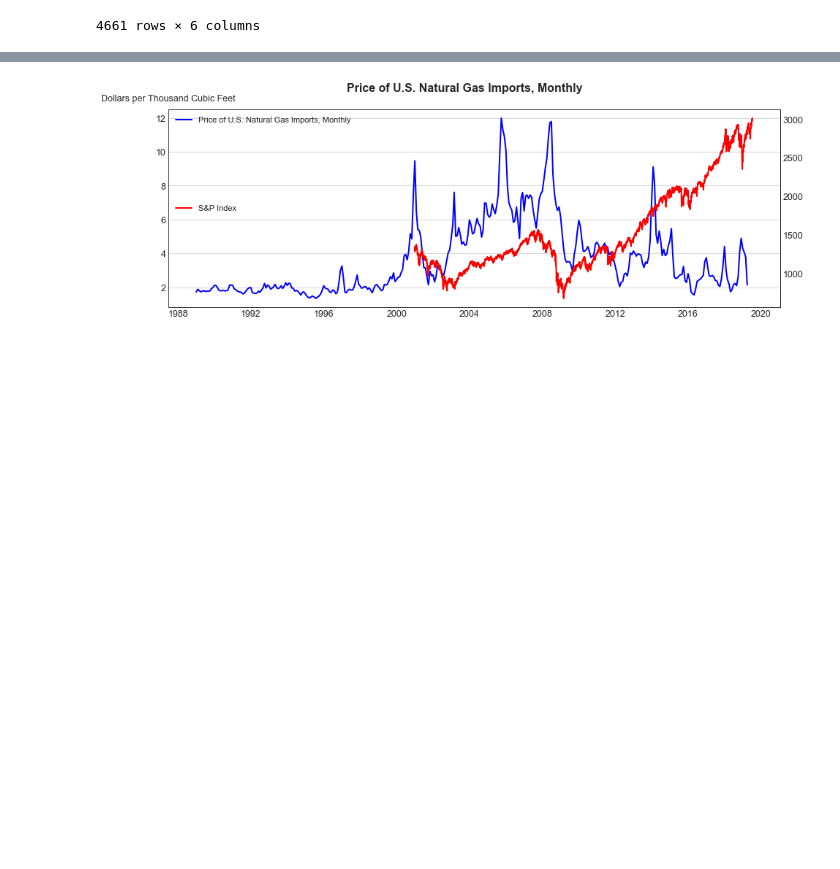
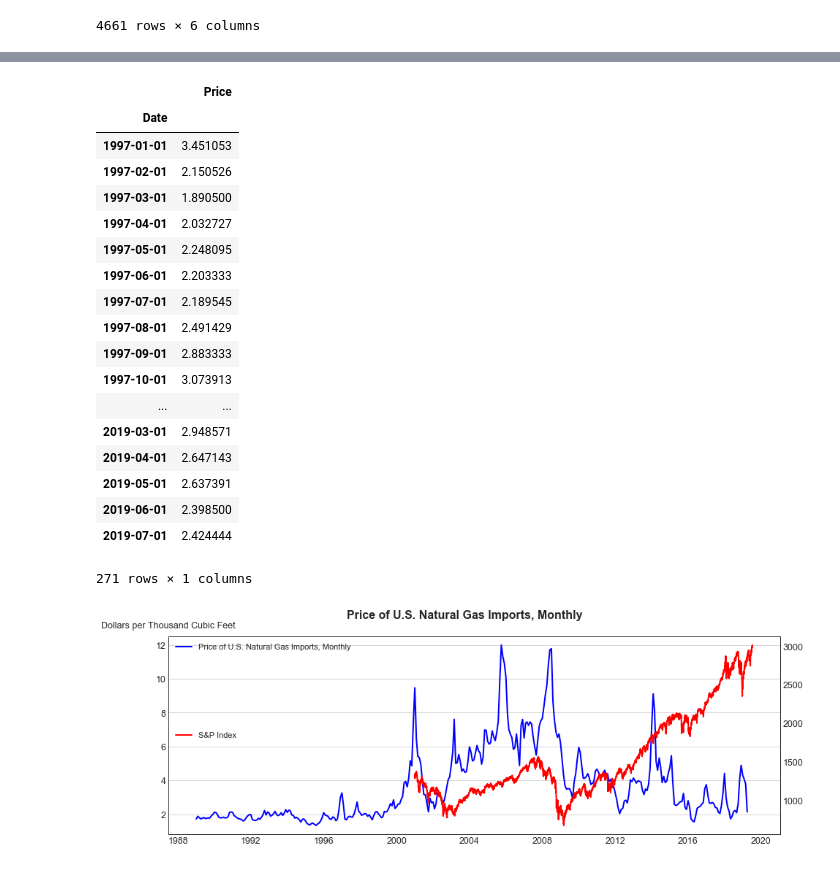
Before and after one commit to jwaliaga/NatGasDemandForcast, a Jupyter notebook: Notebooks/Wilson/CSV_Generators.ipynb, the cells around one changed output, grey strips where cells are left out. Cells and saved outputs as stored; diff of their text form; code cells hidden in the pictures; blank space fills up the shorter version.

```diff
--- a/Notebooks/Wilson/CSV_Generators.ipynb
+++ b/Notebooks/Wilson/CSV_Generators.ipynb
@@ -388,3 +393,25 @@ To register the converters:
+# %%
+df_Price_M
+# %% [output]
+|  | Price |
+| Date |  |
+| 1997-01-01 | 3.451053 |
+| 1997-02-01 | 2.150526 |
+| 1997-03-01 | 1.890500 |
+| 1997-04-01 | 2.032727 |
+| 1997-05-01 | 2.248095 |
+| 1997-06-01 | 2.203333 |
+| 1997-07-01 | 2.189545 |
+| 1997-08-01 | 2.491429 |
+| 1997-09-01 | 2.883333 |
+| 1997-10-01 | 3.073913 |
+| ... | ... |
+| 2019-03-01 | 2.948571 |
+| 2019-04-01 | 2.647143 |
+| 2019-05-01 | 2.637391 |
+| 2019-06-01 | 2.398500 |
+| 2019-07-01 | 2.424444 |
+271 rows × 1 columns
 # %%
 eia_api_key = EIA_key
 url = "http://api.eia.gov/series/"
```
Also changed, not shown: parts of 2 cells of this notebook, 3 other files.
